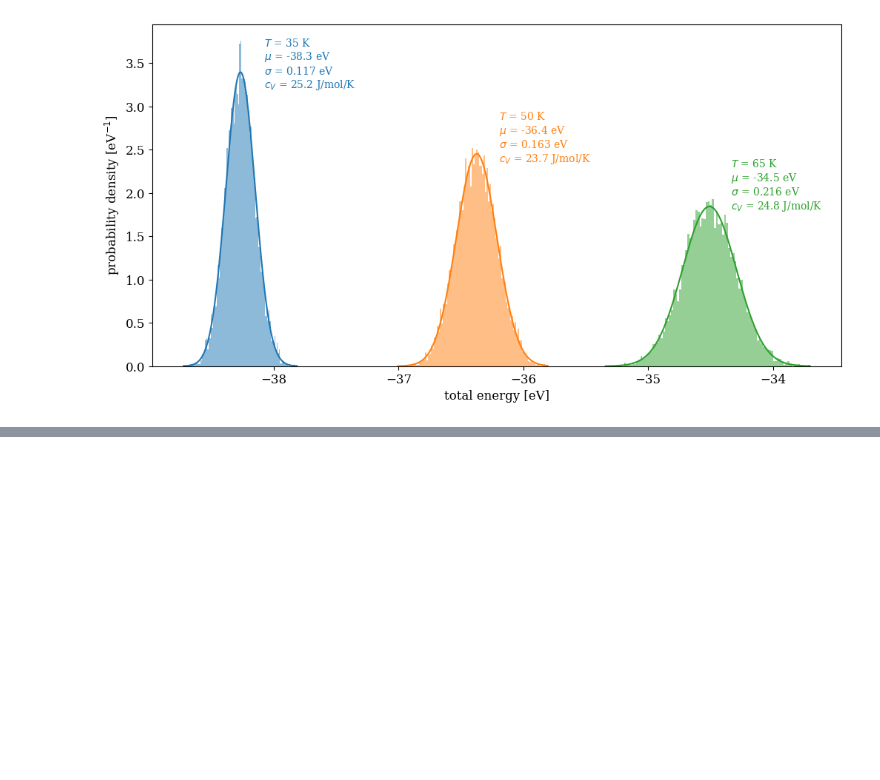
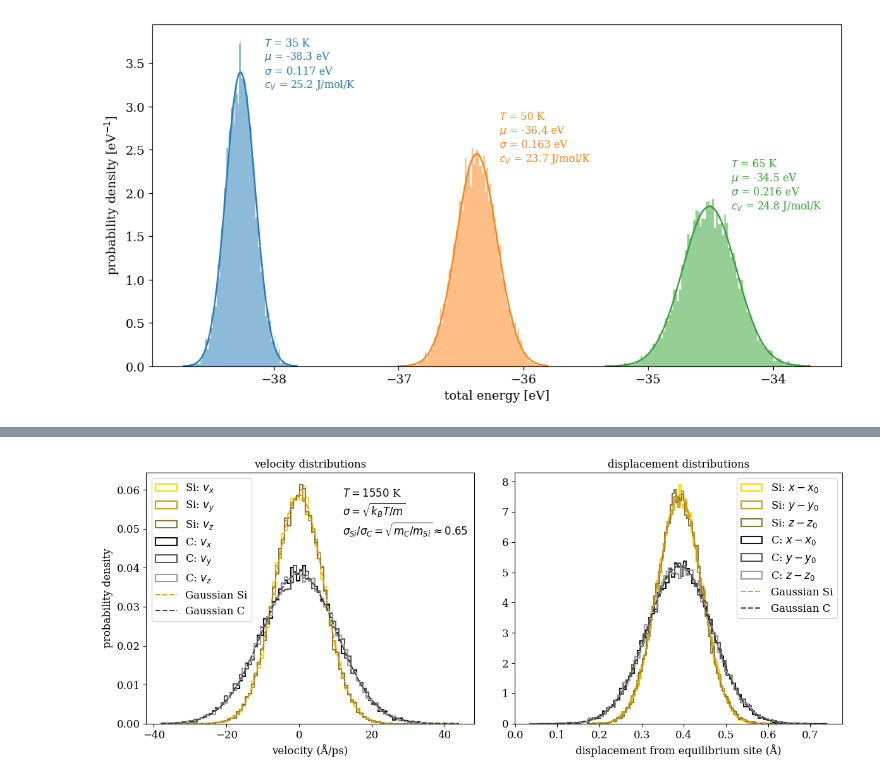
Before and after one commit to Luca-R27/PhDcourse_2026_CompMatMod, a Jupyter notebook: MD/MD-canonical.ipynb, the cells around one changed output, grey strips where cells are left out. Saved outputs shown, nothing was run; the diff lists cells and outputs as text; code cells hidden in the pictures; blank space fills up the shorter version.

```diff
--- a/MD/MD-canonical.ipynb
+++ b/MD/MD-canonical.ipynb
@@ -108,0 +211,8 @@ plt.show()
+# %%
+def v_fit(v, m, T):
+    # return the Gaussian fit that applies to individual components of velocity in the Maxwell-Boltzmann distribution
+    # v in A/ps, m in a.m.u., T in K
+    kB = 8.617e-5
+    conv_factor = 1.602e-19/1.66e-27/1e4 # eV -> J, J -> a.m.u.*A^2/ps^2
+    std = np.sqrt(kB*T*conv_factor/m)
+    return 1/std/np.sqrt(2*np.pi)*np.exp(-(v/std)**2/2)
@@ -108,0 +225,9 @@ plt.show()
+# %%
+def shift_coords(x, a, N_cells):
+    # find the closest ideal lattice position and shift coordinates to aggregate all deviations from the ideal.
+    # this is only to collect all displacements into a single histogram rather than many at all lattice sites
+    # It exploits that both Si and C are in an fcc lattice.
+    sites = np.arange(0, 2*N_cells + 1) * (a / 2)
+    diffs = x[:, None] - sites[None, :]
+    idx   = np.argmin(np.abs(diffs), axis=1)
+    return diffs[np.arange(len(x)), idx]
@@ -108,0 +265,59 @@ plt.show()
+# %%
+fig, (ax1, ax2) = plt.subplots(1, 2, figsize=(12, 5))
+
+Si_colors = ['#FFD700', '#C0A020', '#8B7536']
+C_colors  = ['#111111', '#555555', '#999999']
+
+labels_Si = ['Si: $v_x$', 'Si: $v_y$', 'Si: $v_z$']
+labels_C  = ['C: $v_x$',  'C: $v_y$',  'C: $v_z$']
+
+disp_labels_Si = ['Si: $x-x_0$', 'Si: $y-y_0$', 'Si: $z-z_0$']
+disp_labels_C  = ['C: $x-x_0$',  'C: $y-y_0$',  'C: $z-z_0$']
+
+# velocity histograms
+bins_v = np.linspace(np.min(v_x_C), np.max(v_x_C), num=100)
+
+for v, color, label in zip([v_x_Si, v_y_Si, v_z_Si], Si_colors, labels_Si):
+    ax1.hist(v, bins=bins_v, histtype='step', density=True, color=color, label=label, linewidth=1.5)
+
+for v, color, label in zip([v_x_C, v_y_C, v_z_C], C_colors, labels_C):
+    ax1.hist(v, bins=bins_v, histtype='step', density=True, color=color, label=label, linewidth=1.5)
+
+ax1.plot(bins_v, v_fit(bins_v, 28, T_nvt), color='#DAA520', linestyle='--', label='Gaussian Si', linewidth=1.5)
+ax1.plot(bins_v, v_fit(bins_v, 12, T_nvt), color='#444444', linestyle='--', label='Gaussian C',  linewidth=1.5)
+
+ax1.set_xlabel('velocity (Å/ps)', fontsize=ftsz)
+ax1.set_ylabel('probability density', fontsize=ftsz)
+ax1.set_title('velocity distributions', fontsize=ftsz)
+ax1.legend(fontsize=ftsz)
+
+# displacement histograms
+sx   = shift_coords(x_Si,      a, N_cells)
+sy   = shift_coords(y_Si,      a, N_cells)
+sz   = shift_coords(z_Si,      a, N_cells)
+cx   = shift_coords(x_C - a/4, a, N_cells)
+cy   = shift_coords(y_C - a/4, a, N_cells)
+cz   = shift_coords(z_C - a/4, a, N_cells)
+
+for u, color, label in zip([sx, sy, sz], Si_colors, disp_labels_Si):
+    ax2.hist(u, bins=100, histtype='step', density=True, color=color, label=label, linewidth=1.5)
+
+for u, color, label in zip([cx, cy, cz], C_colors, disp_labels_C):
+    ax2.hist(u, bins=100, histtype='step', density=True, color=color, label=label, linewidth=1.5)
+
+# Gaussian fits — one per species, using x-component as representative
+for u0, color, label in zip([sx, cx], ['#DAA520', '#444444'],['Gaussian Si', 'Gaussian C']):
+    x_fit = np.linspace(u0.min(), u0.max(), 300)
+    mu, sigma = scipy.stats.norm.fit(u0)
+    ax2.plot(x_fit, scipy.stats.norm.pdf(x_fit, mu, sigma), color=color, linestyle='--', linewidth=1.5, label=label)
+
+ax2.set_xlabel('displacement from equilibrium site (Å)', fontsize=ftsz)
+ax2.set_title('displacement distributions', fontsize=ftsz)
+ax2.legend(fontsize=ftsz)
+
+ax1.text(.6, .75, f"$T={T_nvt}$ K"+f"\n"+r"$\sigma=\sqrt{k_BT/m}$"+f"\n"+r"$\sigma_{Si}/\sigma_{C}=\sqrt{m_{C}/m_{Si}}\approx0.65$", transform=ax1.transAxes, fontsize=ftsz)
+
+plt.tight_layout()
+plt.show()
+# %% [output]
+[figure, added]
```
Also changed, not shown: parts of 12 cells of this notebook, 3 other files.
